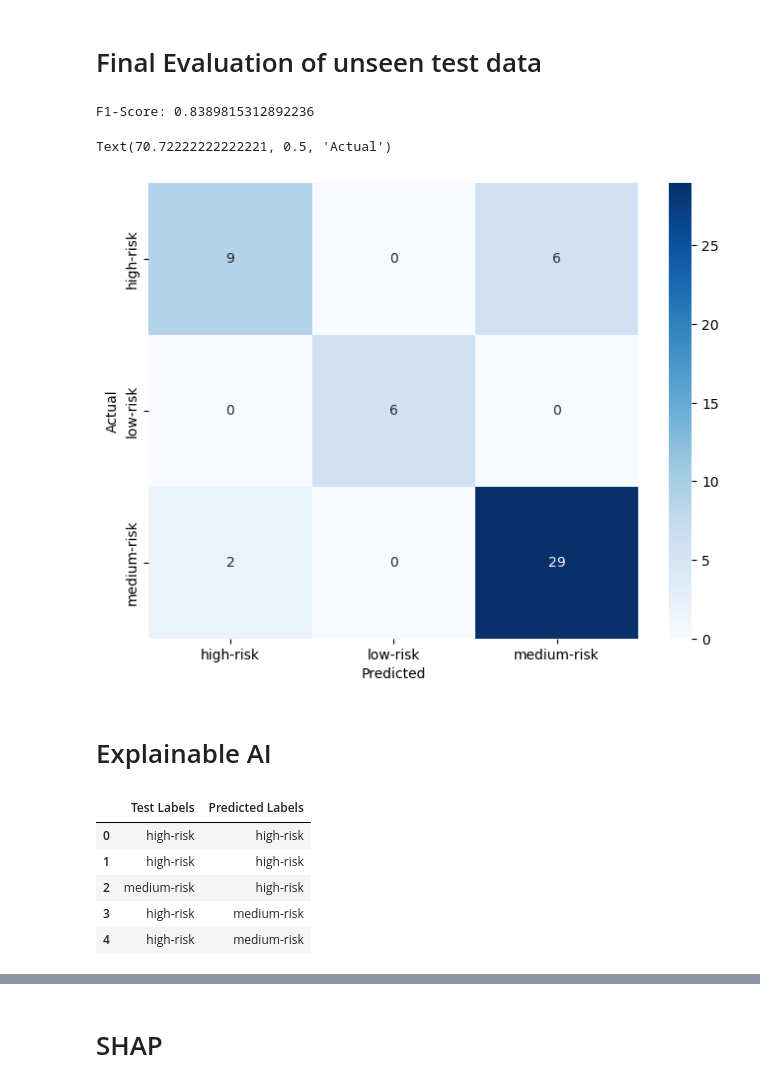
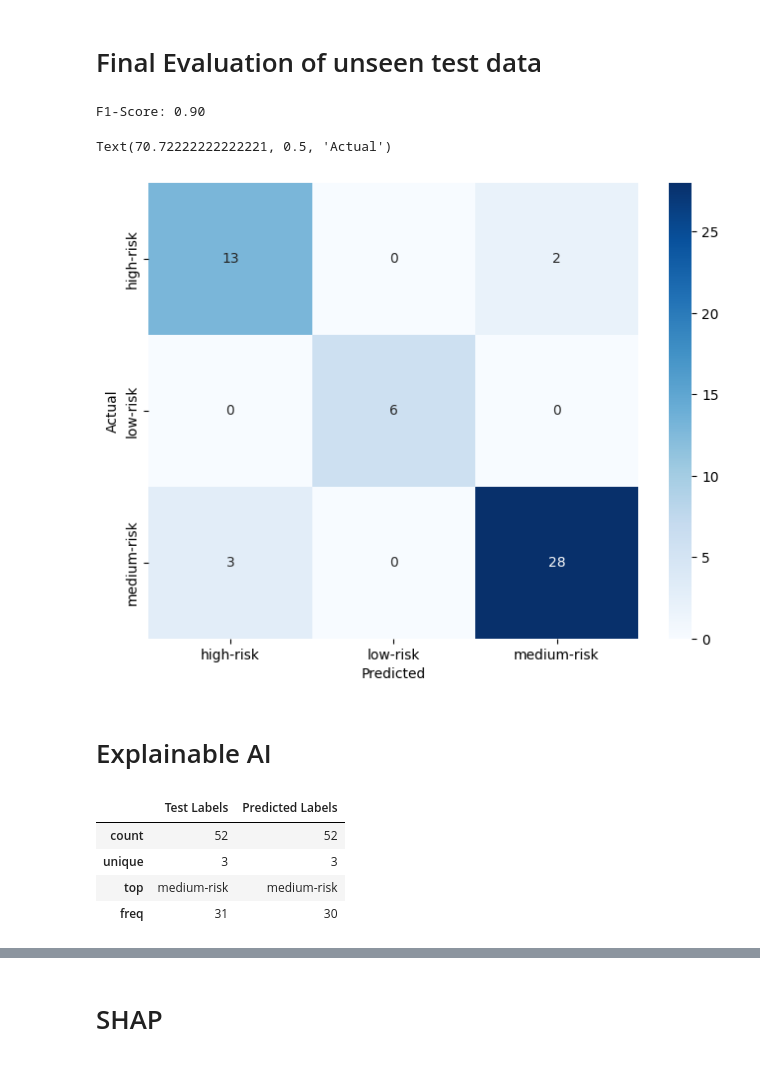
Before and after one commit to KingKai69/VisualAnalytics, a Jupyter notebook: VA_Classification.ipynb, the cells around one changed output, grey strips where cells are left out. Drawn from its saved outputs; the diff is of its cells as text; code cells hidden in the pictures.

```diff
--- a/VA_Classification.ipynb
+++ b/VA_Classification.ipynb
@@ -475,15 +431,15 @@ pd.DataFrame(all_cv_scores_s)
 # Hyperparametertuning
 # %%
 #Init best model for hyperparametertuning
-model = ExtraTreesClassifier(random_state = SEED)
+model = RandomForestClassifier(class_weight='balanced', random_state = SEED)
 
 # define parameter space
 param_dist = {
               'n_estimators': randint(50, 500),
               "criterion": ["gini", "entropy", 'log_loss'],
               "max_depth": randint(1, 21),
-              #"min_samples_split": randint(2, 11),
-              #"min_samples_leaf": randint(1, 11),
+              "min_samples_split": randint(1, 20),
+              "min_samples_leaf": randint(1, 20),
               "max_features": ["sqrt", "log2", None],
               "bootstrap": [True, False],
               }
@@ -491,14 +447,14 @@ param_dist = {
 # Init optimizer
 hyperparam_optimizer = RandomizedSearchCV(estimator = model, # The estimator or pipeline we want to optimize
                                           param_distributions = param_dist, # Our parameter grid
-                                          n_iter = 10, # Searches for 10 random combinations
+                                          n_iter = 25, # Searches for 10 random combinations
                                           n_jobs = -1, # Use all available CPU cores
                                           scoring = "f1_weighted", # Name of the scorer used for
                                           cv = kf_cv # The CrossValidation to use
                                           )
 # %%
 # fit the randomized search object to the training data
-hyperparam_optimizer.fit(x_data, y_data)
+hyperparam_optimizer.fit(X_train, y_train)
 
 # print best parameters and score
 print("Best parameters found: ", hyperparam_optimizer.best_params_)
@@ -516,6 +467,7 @@ ExtraTreesClassifier(class_weight='balanced', criterion='entropy', max_depth=19,
 # %%
 # Init new classifier with best setting of Hyperparameters
-clf_final = ExtraTreesClassifier(n_estimators=117, criterion="entropy", max_depth=19 , class_weight='balanced', random_state = SEED)
+#clf_final = RandomForestClassifier(n_estimators=301, criterion="gini", max_depth=12 , max_features='sqrt', bootstrap=False, class_weight='balanced', random_state = SEED)
+clf_final = RandomForestClassifier(n_estimators=173, criterion="gini", max_depth=12, min_samples_split=5, min_samples_leaf=1, max_features='log2', bootstrap=True, class_weight='balanced', random_state = SEED)
 
 scoring = {'f1_score': make_scorer(f1_score, average='weighted', zero_division=1)}
 
@@ -525,6 +477,7 @@ f1_scores = cv_final['test_f1_score']
 
 # Durchschnittlichen F1-Score berechnen
 mean_f1_score = np.mean(f1_scores)
+std_f1_score = np.std(f1_scores)
 
 # Confusion-Matrix berechnen
 y_pred_cv = cross_val_predict(clf_final, X_train, y_train, cv=kf_cv)
@@ -532,13 +485,10 @@ cm_cv = confusion_matrix(y_train, y_pred_cv)
 
 # Ergebnisse ausgeben
 print("Durchschnittlicher F1-Score: {:.2f}".format(mean_f1_score))
-#print("Confusion-Matrix:\n", conf_mat)
+print("Standardabweichung des F1-Scores: {:.2f}".format(std_f1_score))
 
-# Plot Confusion Matrix
-#cm_display = ConfusionMatrixDisplay(confusion_matrix=conf_mat, display_labels=['high-risk', 'low-risk', 'medium-risk'])
-#cm_display.plot()
 
-#cm = confusion_matrix(y_test, y_pred)
+# Plot confusion matrix
 plt.figure(figsize=(8, 6))
 sns.heatmap(cm_cv, annot=True, cmap='Blues', fmt='d', xticklabels=['high-risk','low-risk','medium-risk'], yticklabels=['high-risk','low-risk','medium-risk'])
 plt.xlabel('Predicted')
@@ -554,31 +500,30 @@ Text(70.72222222222221, 0.5, 'Actual')
 clf_final.fit(X_train, y_train)
 
 # Create predictions
-y_pred = clf_final.predict(X_test)
+y_pred_final = clf_final.predict(X_test)
 
 # Calculate F1score
-f1 = f1_score(y_test, y_pred, average='weighted', zero_division=1)
-print("F1-Score:", f1)
+f1_final = f1_score(y_test, y_pred_final, average='weighted', zero_division=1)
+print("F1-Score: {:.2f}".format(f1_final))
 # %% [output]
-F1-Score: 0.8389815312892236
+F1-Score: 0.90
 # %%
-cm = confusion_matrix(y_test, y_pred)
+cm = confusion_matrix(y_test, y_pred_final)
 plt.figure(figsize=(8, 6))
 sns.heatmap(cm, annot=True, cmap='Blues', fmt='d', xticklabels=clf_final.classes_, yticklabels=clf_final.classes_)
 plt.xlabel('Predicted')
 plt.ylabel('Actual')
 # %% [output]
 Text(70.72222222222221, 0.5, 'Actual')
-[figure, old version]
+[figure, new version]
 # %% [markdown]
 # Explainable AI
 # %%
-df_results = pd.DataFrame({'Test Labels': y_data, 'Predicted Labels': y_pred})
-df_results.head()
+df_results = pd.DataFrame({'Test Labels': y_test, 'Predicted Labels': y_pred_final})
+df_results.describe()
 # %% [output]
 |  | Test Labels | Predicted Labels |
-| 0 | high-risk | high-risk |
-| 1 | high-risk | high-risk |
-| 2 | medium-risk | high-risk |
-| 3 | high-risk | medium-risk |
-| 4 | high-risk | medium-risk |
+| count | 52 | 52 |
+| unique | 3 | 3 |
+| top | medium-risk | medium-risk |
+| freq | 31 | 30 |
```
Also changed, not shown: parts of 47 cells of this notebook, 1 other file.
